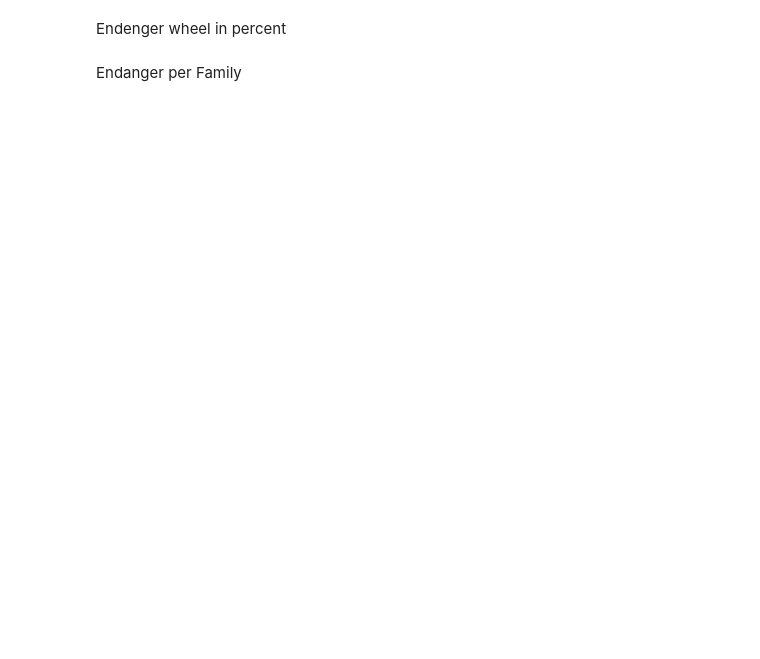
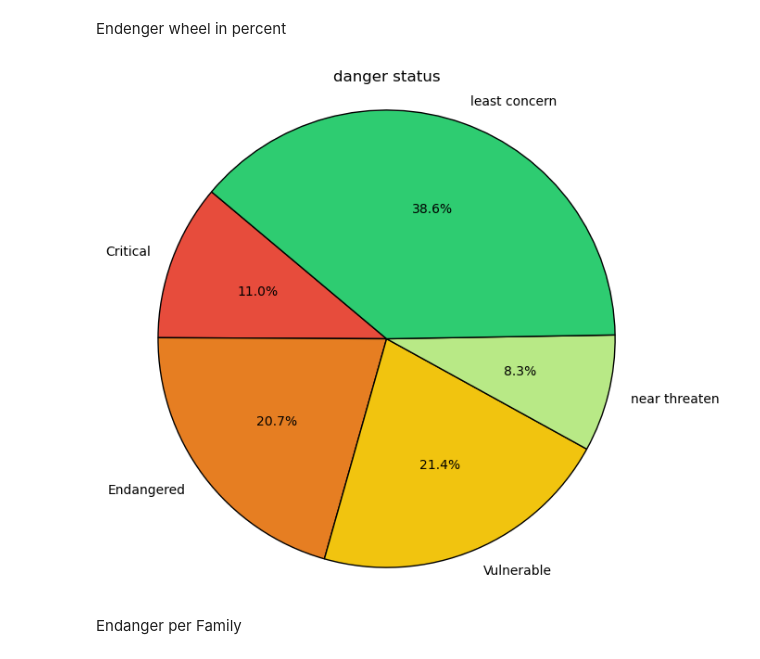
Before and after one commit to VeldrX/Animal-Tree, a Jupyter notebook: animalDataset.ipynb, the cells around one changed output. Saved outputs shown, nothing was run; the diff lists cells and outputs as text; code cells hidden in the pictures; blank space fills up the shorter version.

```diff
--- a/animalDataset.ipynb
+++ b/animalDataset.ipynb
@@ -100,3 +98,30 @@ endanger_percent=db['Conservation Status'].isin(endangered_statuses)
+# %%
+db['Least_Concern'] = db['Conservation Status'].isin(['Least Concern'])
+db['Vulnerable'] = db['Conservation Status'].isin(['Vulnerable'])
+db['Near_Threatened'] = db['Conservation Status'].isin(['Near Threatened'])
+db['Endangered'] = db['Conservation Status'].isin(['Endangered'])
+db['Crit_Endangered'] = db['Conservation Status'].isin(['Critically Endangered'])
+
+crit_endangered_count = db['Crit_Endangered'].sum()
+endangered_count = db['Endangered'].sum()
+least_Concern_count = db['Least_Concern'].sum()
+Vulnerable_count = db['Vulnerable'].sum()
+Near_Threatened_count = db['Near_Threatened'].sum()
+
+not_endangered_count = len(db) - endangered_count
+
+labels = ['Critical', 'Endangered', 'Vulnerable', 'near threaten', 'least concern']
+sizes = [crit_endangered_count, endangered_count, Vulnerable_count, Near_Threatened_count, least_Concern_count]
+colors = ['#e74c3c', '#e67e22', '#f1c40f', '#b8e986', '#2ecc71']
+
+plt.figure(figsize=(7, 7))
+plt.pie(sizes, labels=labels, colors=colors, autopct='%1.1f%%', startangle=140, wedgeprops={'edgecolor': 'black'})
+plt.title('danger status')
+plt.axis('equal')
+
+plt.show()
+# %% [output]
+[figure, added]
 # %% [markdown]
 Endanger per Family
 # %%
```
Also changed, not shown: parts of 6 cells of this notebook, 2 other files.
